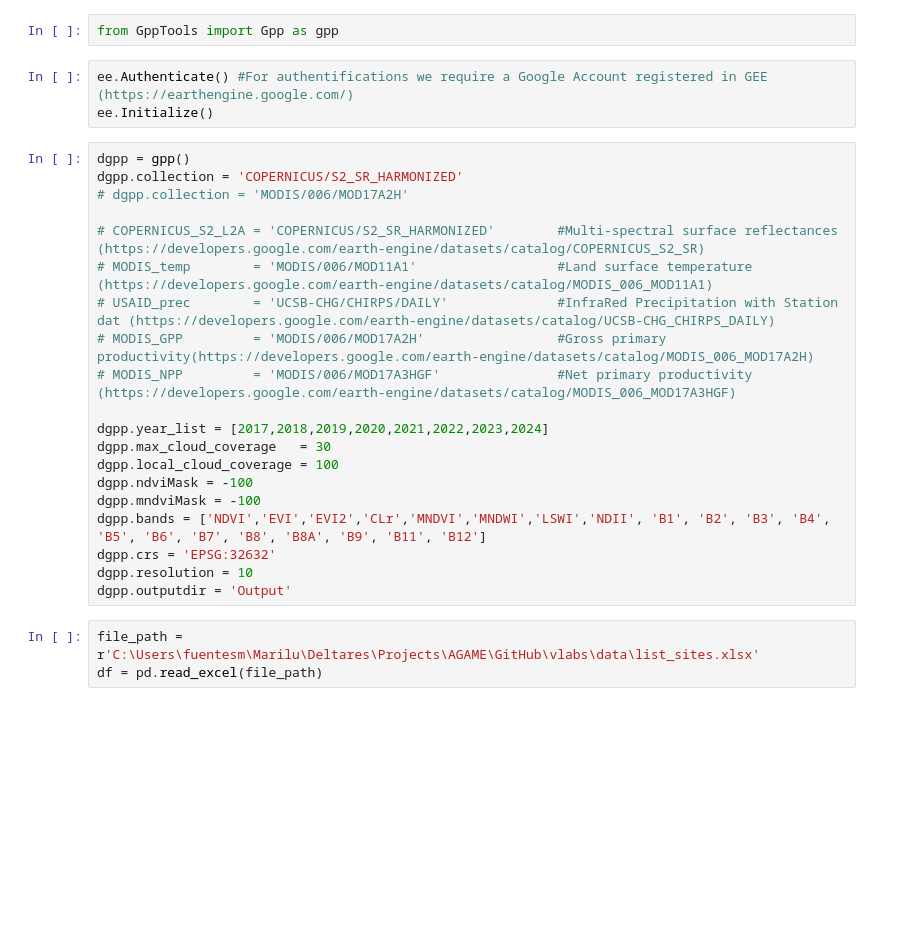
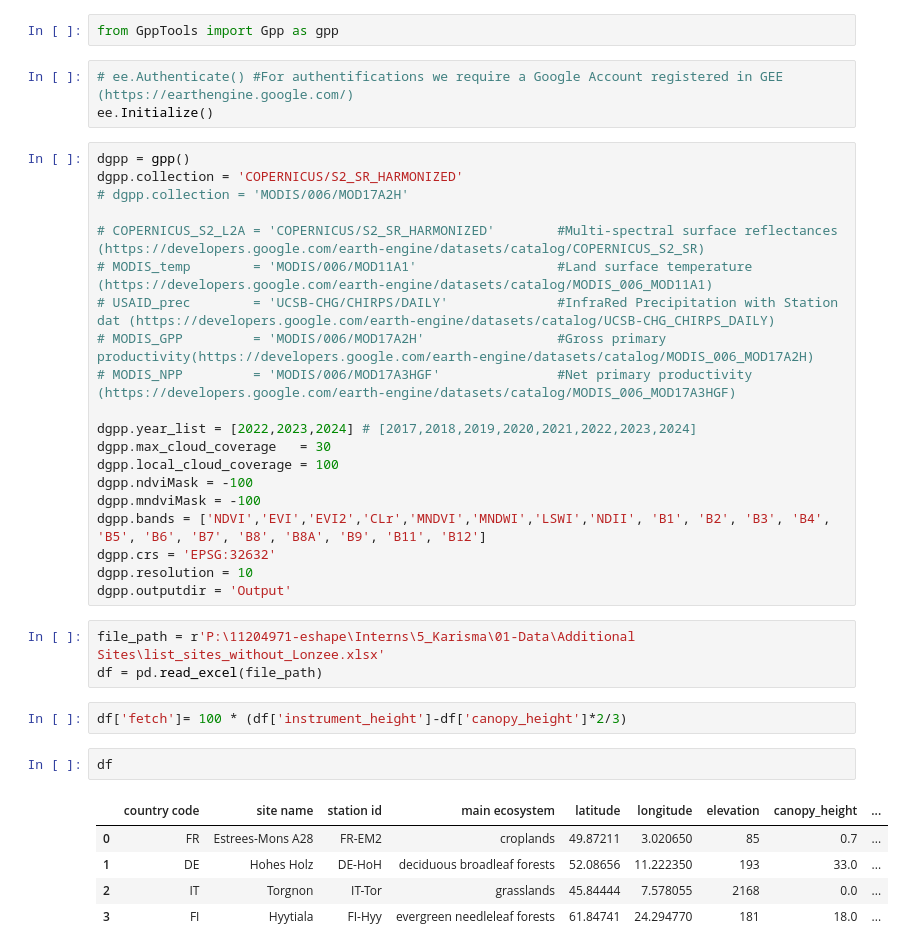
Before and after one commit to e-shapePP/vlabs, a Jupyter notebook: sen2gpp/vi_time_series.ipynb, the cells around one changed output. Cells and saved outputs as stored; diff of their text form; blank space fills up the shorter version.

```diff
--- a/sen2gpp/vi_time_series.ipynb
+++ b/sen2gpp/vi_time_series.ipynb
@@ -37,7 +37,7 @@ import urllib.request
 # %%
 from GppTools import Gpp as gpp
 # %%
-ee.Authenticate() #For authentifications we require a Google Account registered in GEE (https://earthengine.google.com/)
+# ee.Authenticate() #For authentifications we require a Google Account registered in GEE (https://earthengine.google.com/)
 ee.Initialize()
 # %%
 dgpp = gpp()
@@ -50,7 +50,7 @@ dgpp.collection = 'COPERNICUS/S2_SR_HARMONIZED'
 # MODIS_GPP         = 'MODIS/006/MOD17A2H'                 #Gross primary productivity(https://developers.google.com/earth-engine/datasets/catalog/MODIS_006_MOD17A2H)
 # MODIS_NPP         = 'MODIS/006/MOD17A3HGF'               #Net primary productivity (https://developers.google.com/earth-engine/datasets/catalog/MODIS_006_MOD17A3HGF)
 
-dgpp.year_list = [2017,2018,2019,2020,2021,2022,2023,2024]
+dgpp.year_list = [2022,2023,2024] # [2017,2018,2019,2020,2021,2022,2023,2024]
 dgpp.max_cloud_coverage   = 30
 dgpp.local_cloud_coverage = 100
 dgpp.ndviMask = -100
@@ -59,9 +59,19 @@ dgpp.bands = ['NDVI','EVI','EVI2','CLr','MNDVI','MNDWI','LSWI','NDII', 'B1', 'B2
 dgpp.crs = 'EPSG:32632'
 dgpp.resolution = 10
 dgpp.outputdir = 'Output'
-# %%
-file_path = r'C:\Users\fuentesm\Marilu\Deltares\Projects\AGAME\GitHub\vlabs\data\list_sites.xlsx'
-df = pd.read_excel(file_path)
+# %%
+file_path = r'P:\11204971-eshape\Interns\5_Karisma\01-Data\Additional Sites\list_sites_without_Lonzee.xlsx'
+df = pd.read_excel(file_path)
+# %%
+df['fetch']= 100 * (df['instrument_height']-df['canopy_height']*2/3)
+# %%
+df
+# %% [output]
+|  | country code | site name | station id | main ecosystem | latitude | longitude | elevation | canopy_height | ... |
+| 0 | FR | Estrees-Mons A28 | FR-EM2 | croplands | 49.87211 | 3.020650 | 85 | 0.7 | ... |
+| 1 | DE | Hohes Holz | DE-HoH | deciduous broadleaf forests | 52.08656 | 11.222350 | 193 | 33.0 | ... |
+| 2 | IT | Torgnon | IT-Tor | grasslands | 45.84444 | 7.578055 | 2168 | 0.0 | ... |
+| 3 | FI | Hyytiala | FI-Hyy | evergreen needleleaf forests | 61.84741 | 24.294770 | 181 | 18.0 | ... |
 # %%
 for index, row in df.iterrows():
 
```
Also changed, not shown: parts of 2 cells of this notebook, 15 other files.
